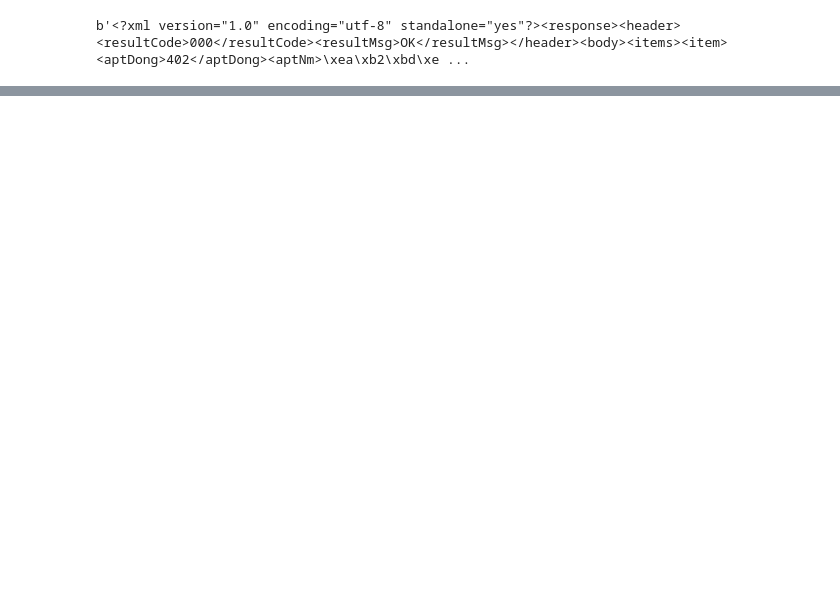
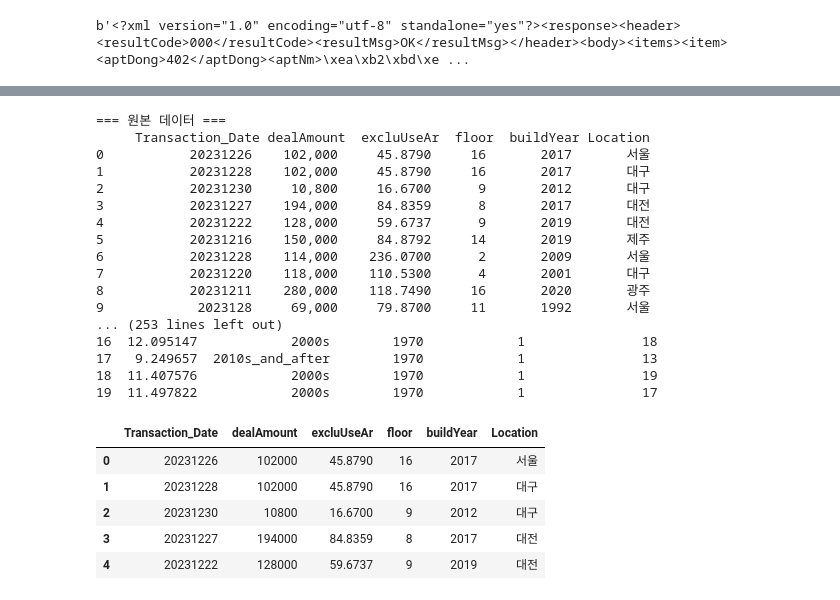
Before and after one commit to miggi27/AI_test, a Jupyter notebook: data_analysis/APT_FeatureEng.ipynb, the cells around one changed output, grey strips where cells are left out. Saved outputs shown, nothing was run; the diff lists cells and outputs as text; code cells hidden in the pictures; blank space fills up the shorter version.

```diff
--- a/data_analysis/APT_FeatureEng.ipynb
+++ b/data_analysis/APT_FeatureEng.ipynb
@@ -114,41 +152,77 @@ Index(['aptDong', 'aptNm', 'aptSeq', 'bonbun', 'bubun', 'buildYear',
 # %%
 import pandas as pd
 import numpy as np
 from sklearn.preprocessing import StandardScaler
 
+df_api = pd.read_csv('df_api.csv').drop(columns=['Unnamed: 0'])
 
-# print("=== 원본 데이터 ===\n", df_api, "\n")
+print("=== 원본 데이터 ===\n", df_api, "\n")
 
-# df_api['Floor'] = pd.to_numeric(df_api['Floor'])
-# df_api['Built_Year'] = pd.to_numeric(df_api['Built_Year'])
-# df_api['dealAmount'] = df_api['dealAmount'].str.replace(',','').astype(int)
+df_api['floor'] = pd.to_numeric(df_api['floor'])
+df_api['buildYear'] = pd.to_numeric(df_api['buildYear'])
+df_api['dealAmount'] = df_api['dealAmount'].str.replace(',','').astype(int)
 
 
 
-### 1. 결측치 처리 (Imputation)
+## 1. 결측치 처리 (Imputation)
 # Floor(층)는 중앙값으로, Built_Year(건축년도)는 최빈값으로 채웁니다.
+df_api['floor'] = df_api['floor'].fillna(df_api['floor'].median())
+# 최빈값(mode)은 Series를 반환하므로 [0]으로 첫 번째 값을 추출합니다.
+df_api['buildYear'] = df_api['buildYear'].fillna(df_api['buildYear'].mode()[0])
+print("=== 결측치 처리후 ===\n", df_api, "\n")
 
+## 2. 범주형 변수 인코딩 (Categorical Encoding)
+# Location(지역)은 순서가 없는 명목형 데이터이므로 원-핫 인코딩(One-Hot Encoding)을 적용합니다.
+df = pd.get_dummies(df_api, columns=['Location'], drop_first=True, dtype=int)
+print("=== 범주형 변수 인코딩 처리후 ===\n", df, "\n")
 
+## 3. 수치형 변수 스케일링 (Feature Scaling)
+# Area(면적) 변수를 모델이 잘 학습하도록 평균 0, 표준편차 1인 표준화(Standardization)를 진행합니다.
+scaler = StandardScaler()
+df['Area_Scaled'] = scaler.fit_transform(df[['excluUseAr']])
+print("=== 수치형 변수 스케일링 처리후 ===\n", df, "\n")
 
-### 2. 범주형 변수 인코딩 (Categorical Encoding)
-# Location(지역)은 순서가 없는 명목형 데이터이므로 원-핫 인코딩(One-Hot Encoding)을 적용합니다.
-
-
-
-### 3. 수치형 변수 스케일링 (Feature Scaling)
-# Area(면적) 변수를 모델이 잘 학습하도록 평균 0, 표준편차 1인 표준화(Standardization)를 진행합니다.
-
-
-### 4. 데이터 변환 및 구간화 (Transformation & Binning)
+## 4. 데이터 변환 및 구간화 (Transformation & Binning)
 # 거래금액(Price)은 단위가 크고 우측으로 꼬리가 긴 분포를 가지기 쉬우므로 로그 변환을 합니다.
-
+df['Price_Log'] = np.log1p(df_api['dealAmount'])
 
 # 건축년도(Built_Year)를 연대별로 묶어 범주형 변수로 만듭니다.
+bins = [1900, 1999, 2009, 2029]
+labels = ['1990s_and_befor', '2000s', '2010s_and_after']
+df['Built_Decade'] = pd.cut(df['buildYear'], bins=bins, labels=labels)
+print("=== 수치형 변수 스케일링 처리 후 ===\n", df, "\n")
 
-
-
-### 5. 파생 변수 생성 (Feature Creation)
+## 5. 파생 변수 생성 (Feature Creation)
 # Transaction_Date에서 연/월 파생 변수를 추출합니다.
-
+df['Transaction_Date'] = pd.to_datetime(df['Transaction_Date'])
+df['Trans_Year'] = df['Transaction_Date'].dt.year
+df['Trans_Month'] = df['Transaction_Date'].dt.month
 
 # 현재 시점을 기준으로 건물의 나이(Age_of_Building)라는 새로운 핵심 피처를 만듭니다.
+df['Age_of_Building'] = 2026 - df['buildYear']
+print("=== 파생 변수 생성 처리 후 ===\n", df, "\n")
+df_api.head()
+# %% [output]
+=== 원본 데이터 ===
+     Transaction_Date dealAmount  excluUseAr  floor  buildYear Location
+0           20231226    102,000     45.8790     16       2017       서울
+1           20231228    102,000     45.8790     16       2017       대구
+2           20231230     10,800     16.6700      9       2012       대구
+3           20231227    194,000     84.8359      8       2017       대전
+4           20231222    128,000     59.6737      9       2019       대전
+5           20231216    150,000     84.8792     14       2019       제주
+6           20231228    114,000    236.0700      2       2009       서울
+7           20231220    118,000    110.5300      4       2001       대구
+8           20231211    280,000    118.7490     16       2020       광주
+9            2023128     69,000     79.8700     11       1992       서울
+... (253 lines left out)
+16  12.095147            2000s        1970            1               18
+17   9.249657  2010s_and_after        1970            1               13
+18  11.407576            2000s        1970            1               19
+19  11.497822            2000s        1970            1               17
+|  | Transaction_Date | dealAmount | excluUseAr | floor | buildYear | Location |
+| 0 | 20231226 | 102000 | 45.8790 | 16 | 2017 | 서울 |
+| 1 | 20231228 | 102000 | 45.8790 | 16 | 2017 | 대구 |
+| 2 | 20231230 | 10800 | 16.6700 | 9 | 2012 | 대구 |
+| 3 | 20231227 | 194000 | 84.8359 | 8 | 2017 | 대전 |
+| 4 | 20231222 | 128000 | 59.6737 | 9 | 2019 | 대전 |
```
Also changed, not shown: parts of 19 cells of this notebook, 7 other files.
